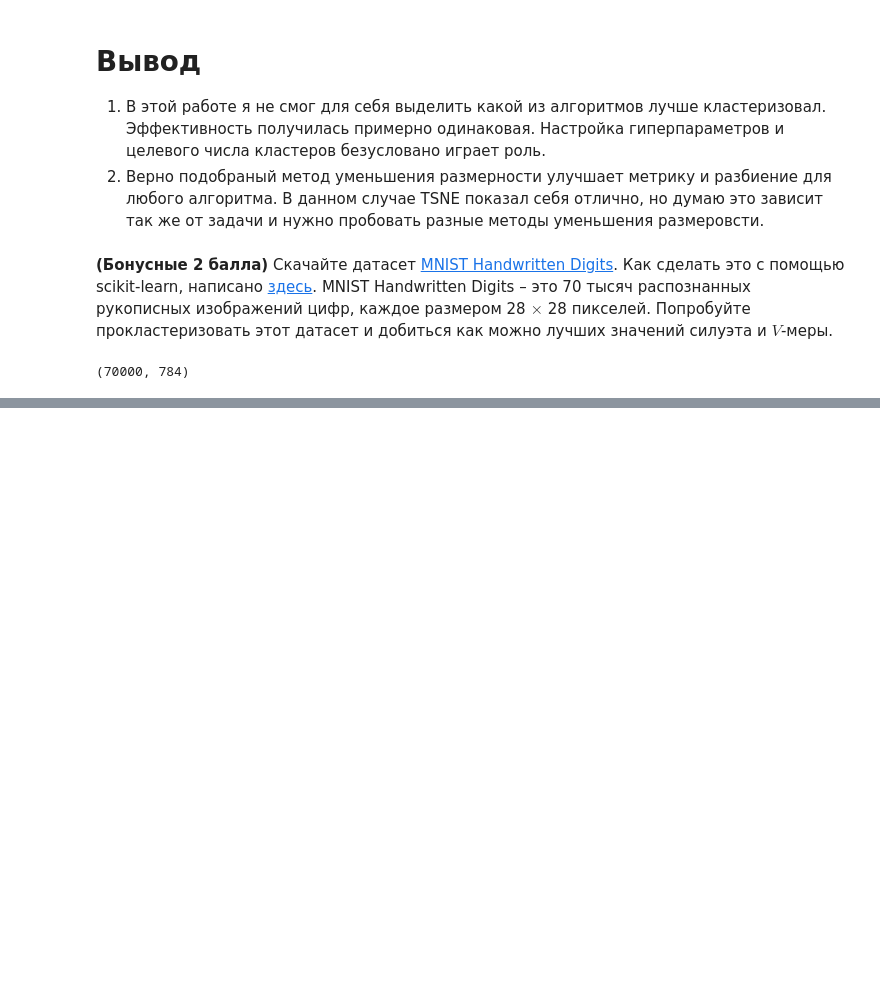
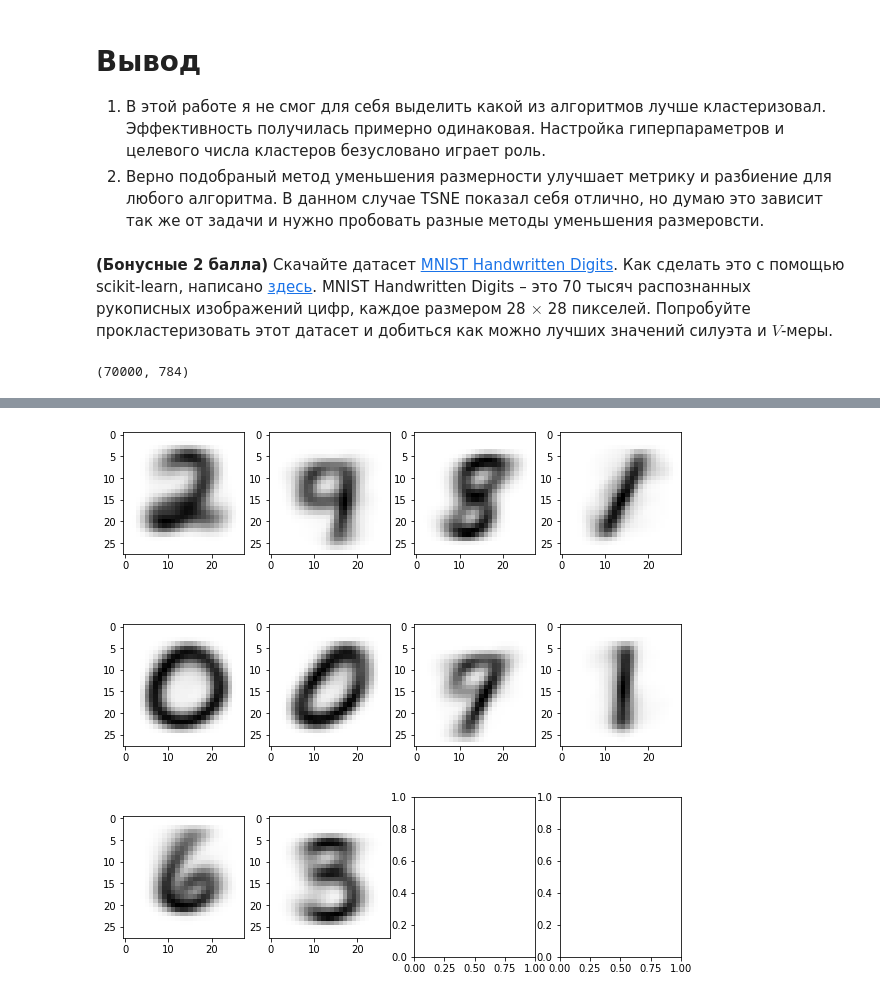
Before and after one commit to YakovGrischenko/rss-ml-intro, a Jupyter notebook: 7_clustering/clustering.ipynb, the cells around one changed output, grey strips where cells are left out. Cells and saved outputs as stored; diff of their text form; code cells hidden in the pictures; blank space fills up the shorter version.

```diff
--- a/7_clustering/clustering.ipynb
+++ b/7_clustering/clustering.ipynb
@@ -394,0 +408,6 @@ print(X.shape)
+# %%
+
+kmeans_for_big = KMeans(n_clusters=10, random_state=42, n_init=1)
+
+
+kmeans_pred_labels_big_clear = kmeans_for_big.fit_predict(X_big)
@@ -394,0 +424,4 @@ print(X.shape)
+# %%
+draw_digits_big(calc_means(X_big.values, kmeans_pred_labels_big_clear))
+# %% [output]
+[figure, added]
```
Also changed, not shown: parts of 15 cells of this notebook.
